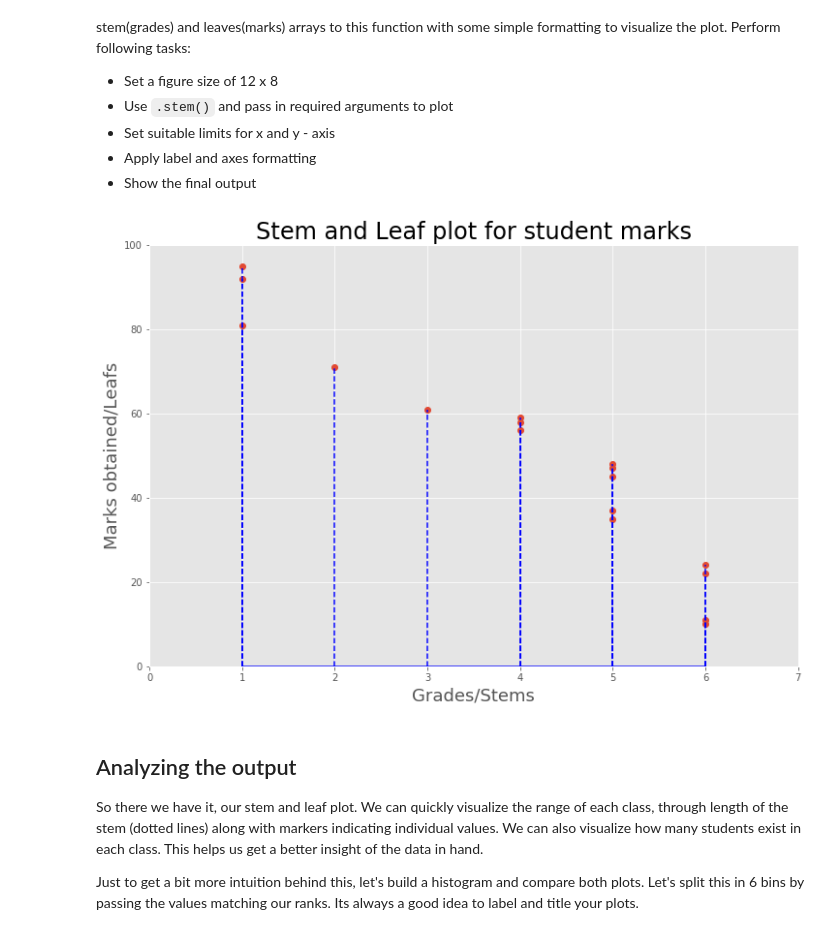
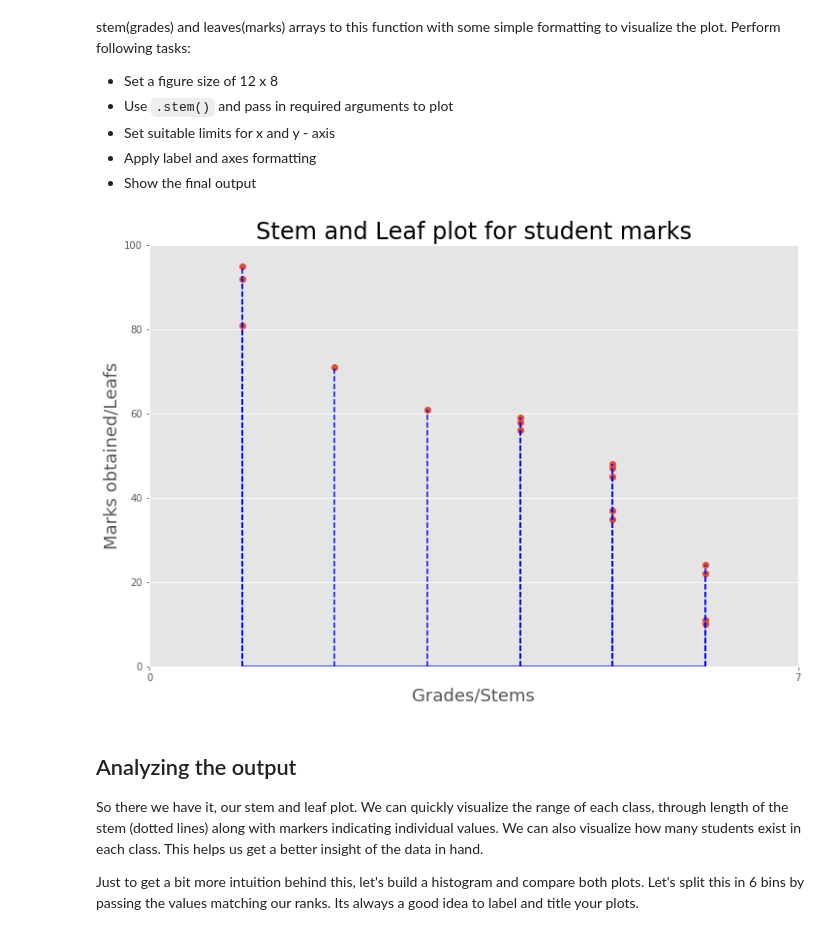
Before and after one commit to rvent/dsc-0-09-05-statistical-distribution-stemleaf-plot-lab-nyc-ds-career-012819, a Jupyter notebook: index.ipynb, the cells around one changed output. Drawn from its saved outputs; the diff is of its cells as text; code cells hidden in the pictures.

```diff
--- a/index.ipynb
+++ b/index.ipynb
@@ -122,15 +122,15 @@ And [here is the official documentation](https://matplotlib.org/api/_as_gen/matp
 # %%
 # Create a stem and leaf plot with above data
 plt.figure(figsize=(12, 8))
 plt.stem(stems, marks, linefmt='b--', basefmt="b")
-plt.xlim([0, 7])
+plt.xticks([0, 7])
 plt.ylim([0, 100])
 plt.xlabel("Grades/Stems", fontsize=18)
 plt.ylabel('Marks obtained/Leafs', fontsize=18)
 plt.title('Stem and Leaf plot for student marks', fontsize=24)
 plt.show()
 # %% [output]
-[figure, old version]
+[figure, new version]
 # %% [markdown]
 ## Analyzing the output
 So there we have it, our stem and leaf plot. We can quickly visualize the range of each class, through length of the stem (dotted lines) along with markers indicating individual values. We can also visualize how many students exist in each class. This helps us get a better insight of the data in hand.
```
